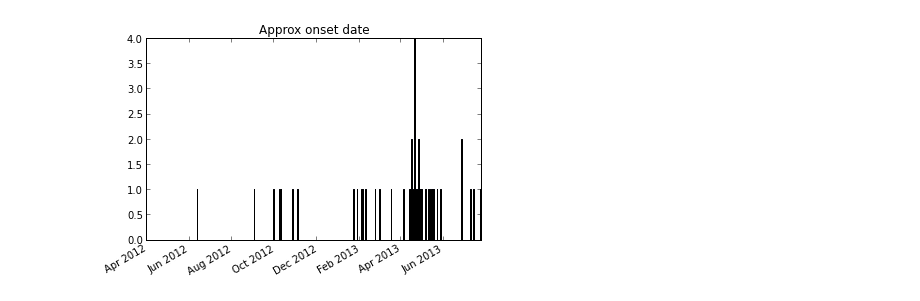
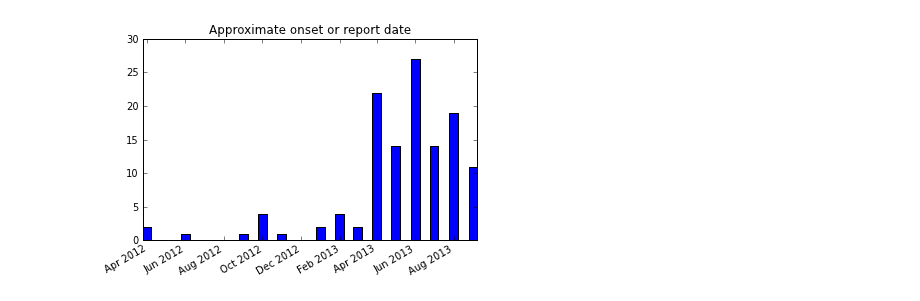
Before and after one commit to cmrivers/epipy, a Jupyter notebook: epicurve.ipynb, the cells around one changed output. Cells and saved outputs as stored; diff of their text form; code cells hidden in the pictures.

```diff
--- a/epicurve.ipynb
+++ b/epicurve.ipynb
@@ -76,4 +75,6 @@ epicurve(epi, 'Approx onset date', 'm')
-# %%
-epicurve(epi, 'Approx onset date', 'd')
-# %% [output]
-[figure, removed]
+# %%
+epicurve(epi, 'dates', 'm')
+plt.title('Approximate onset or report date')
+plt.savefig('/Users/cmrivers/Desktop//month.png')
+# %% [output]
+[figure, added]
```
Also changed, not shown: parts of 6 cells of this notebook, 6 other files.
